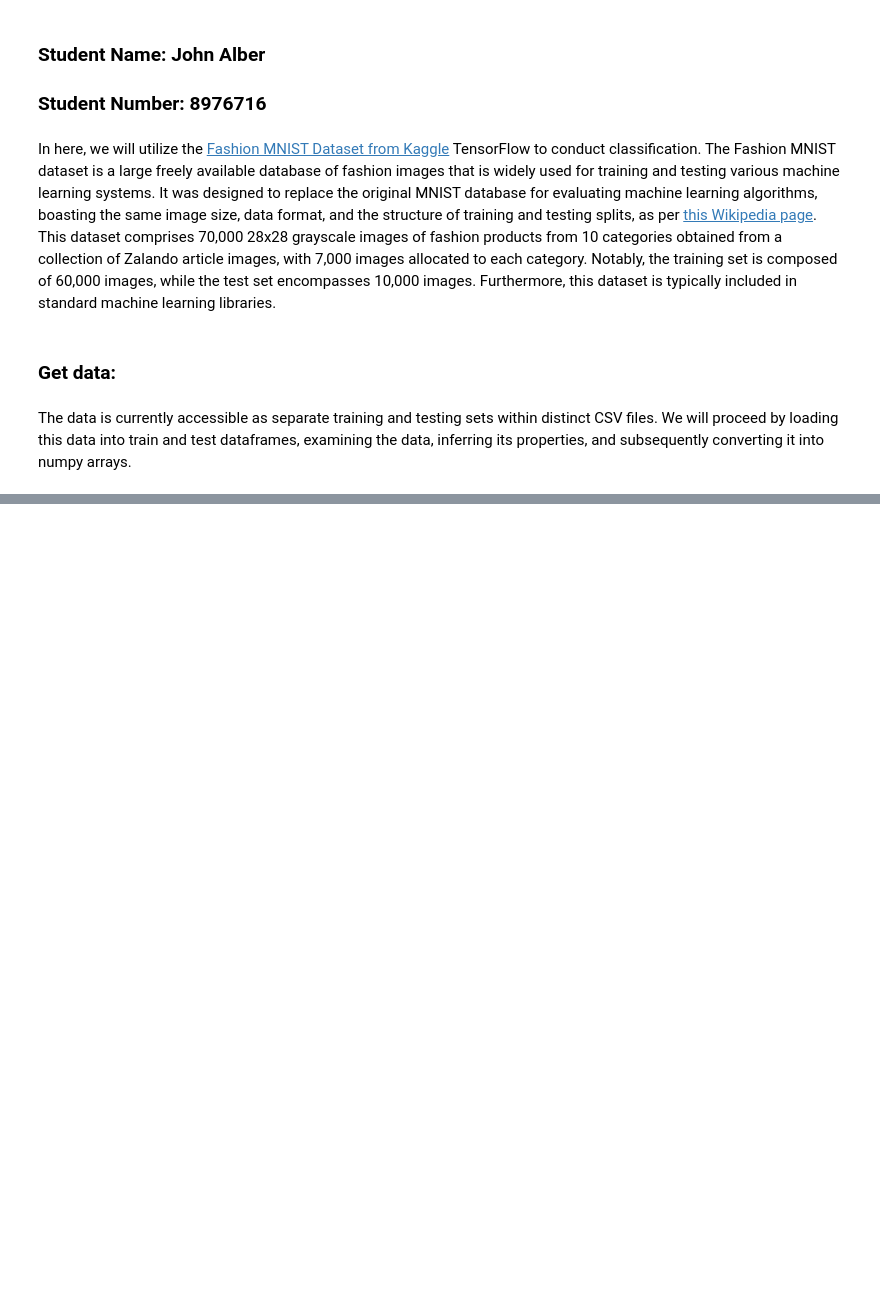
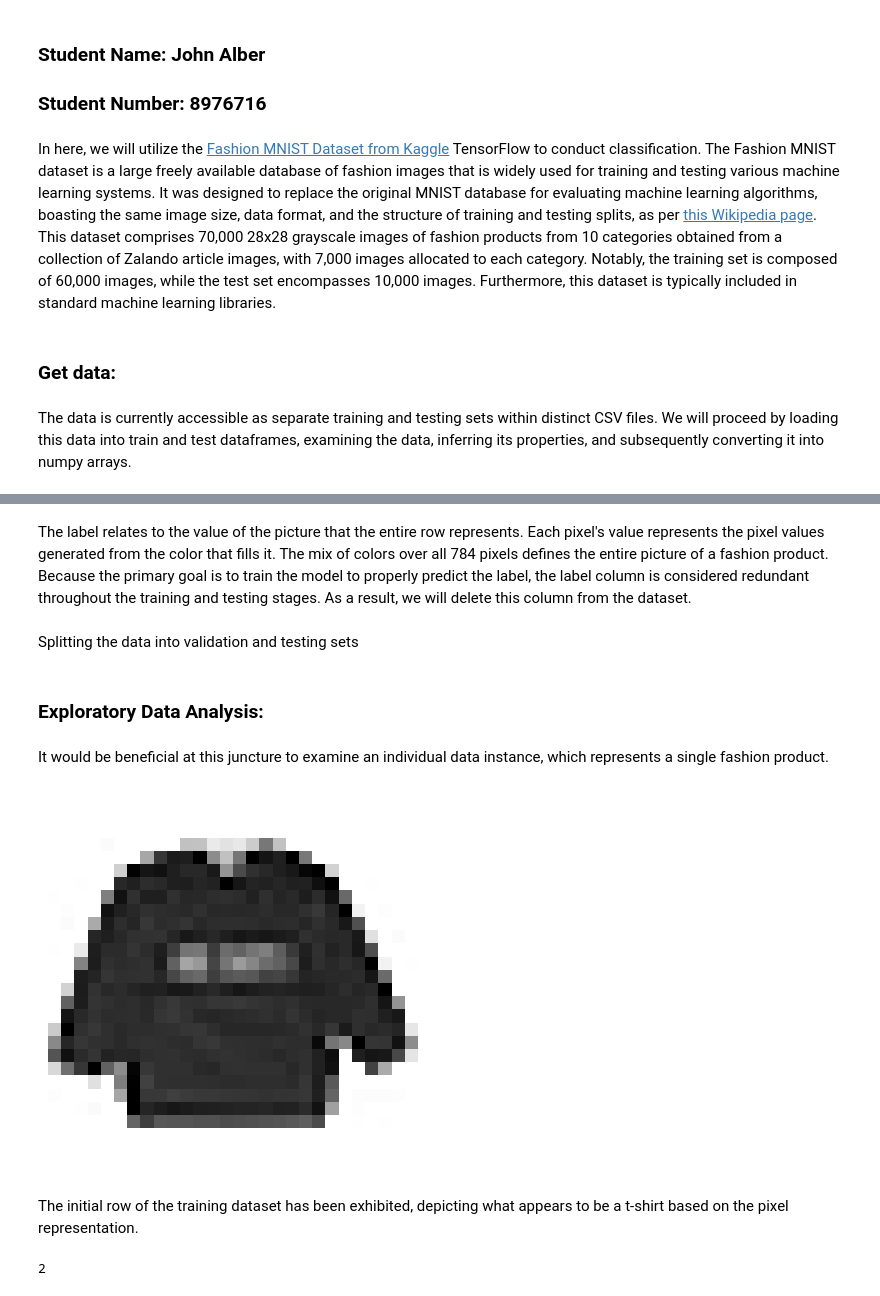
Before and after one commit to johnpalber/CSCN8010-labs, a Jupyter notebook: lab8.ipynb, the cells around one changed output, grey strips where cells are left out. Drawn from its saved outputs; the diff is of its cells as text; code cells hidden in the pictures; blank space fills up the shorter version.

```diff
--- a/lab8.ipynb
+++ b/lab8.ipynb
@@ -21,0 +30,10 @@ FileNotFoundError: [Errno 2] No such file or directory: 'data//fashion-mnist_tra
+# %% [markdown]
+The label relates to the value of the picture that the entire row represents. Each pixel's value represents the pixel values generated from the color that fills it. The mix of colors over all 784 pixels defines the entire picture of a fashion product. Because the primary goal is to train the model to properly predict the label, the label column is considered redundant throughout the training and testing stages. As a result, we will delete this column from the dataset.
+# %%
+# Convert the data to NumPy arrays
+X_tr = train_df.drop("label", axis=1).values
+y_tr = train_df["label"].values
+X_te = test_df.drop("label", axis=1).values
+y_te = test_df["label"].values
+# %% [markdown]
+Splitting the data into validation and testing sets
@@ -21,0 +43,21 @@ FileNotFoundError: [Errno 2] No such file or directory: 'data//fashion-mnist_tra
+# %% [markdown]
+### Exploratory Data Analysis:
+# %% [markdown]
+It would be beneficial at this juncture to examine an individual data instance, which represents a single fashion product.
+# %%
+def plot_digit(img_data):
+    image = img_data.reshape(28, 28)
+    plt.imshow(image, cmap="binary")
+    plt.axis("off")
+# %%
+some_digit = X_tr[0]  # here we are using the first image in the dataset
+plot_digit(some_digit)
+plt.show()
+# %% [output]
+[figure, added]
+# %% [markdown]
+The initial row of the training dataset has been exhibited, depicting what appears to be a t-shirt based on the pixel representation.
+# %%
+train_df['label'][0]
+# %% [output]
+2
```
Also changed, not shown: parts of 29 cells of this notebook, 1 other file.
